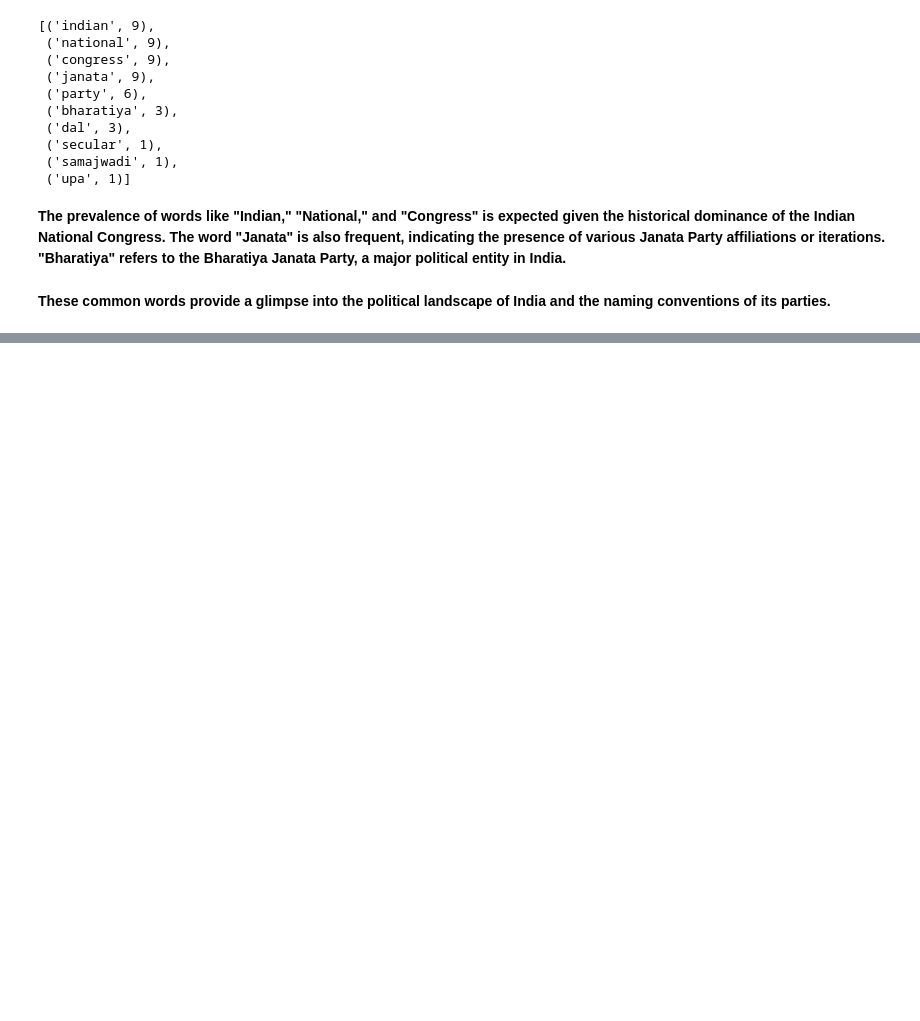
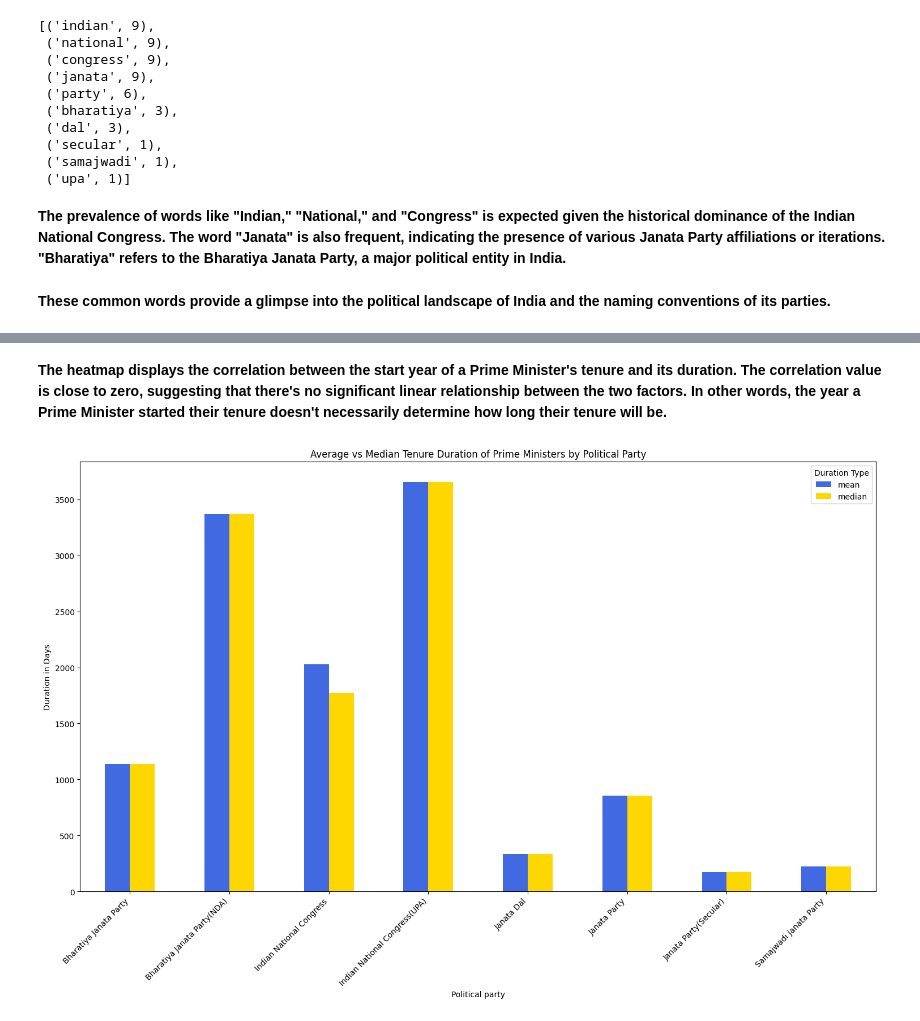
Before and after one commit to raj-rajat/Prime-Ministers-of-India, a Jupyter notebook: prime-ministers-of-india.ipynb, the cells around one changed output, grey strips where cells are left out. Cells and saved outputs as stored; diff of their text form; code cells hidden in the pictures; blank space fills up the shorter version.

Commit message:
Kaggle Notebook | Prime Ministers of India | Version 3

```diff
--- a/prime-ministers-of-india.ipynb
+++ b/prime-ministers-of-india.ipynb
@@ -351,0 +367,16 @@ common_words
+# %% [markdown]
+**The heatmap displays the correlation between the start year of a Prime Minister's tenure and its duration. The correlation value is close to zero, suggesting that there's no significant linear relationship between the two factors. In other words, the year a Prime Minister started their tenure doesn't necessarily determine how long their tenure will be.**
+# %%
+# Calculate average and median duration for each political party
+party_avg_median_duration = df_pm.groupby('Political party')['Duration in Days'].agg(['mean', 'median'])
+
+# Plotting the grouped bar chart
+party_avg_median_duration.plot(kind='bar', figsize=(15, 10), color=['royalblue', 'gold'])
+plt.ylabel('Duration in Days')
+plt.title('Average vs Median Tenure Duration of Prime Ministers by Political Party')
+plt.xticks(rotation=45, ha='right')
+plt.tight_layout()
+plt.legend(title='Duration Type')
+plt.show()
+# %% [output]
+[figure, added]
```
Also changed, not shown: parts of 11 cells of this notebook.
